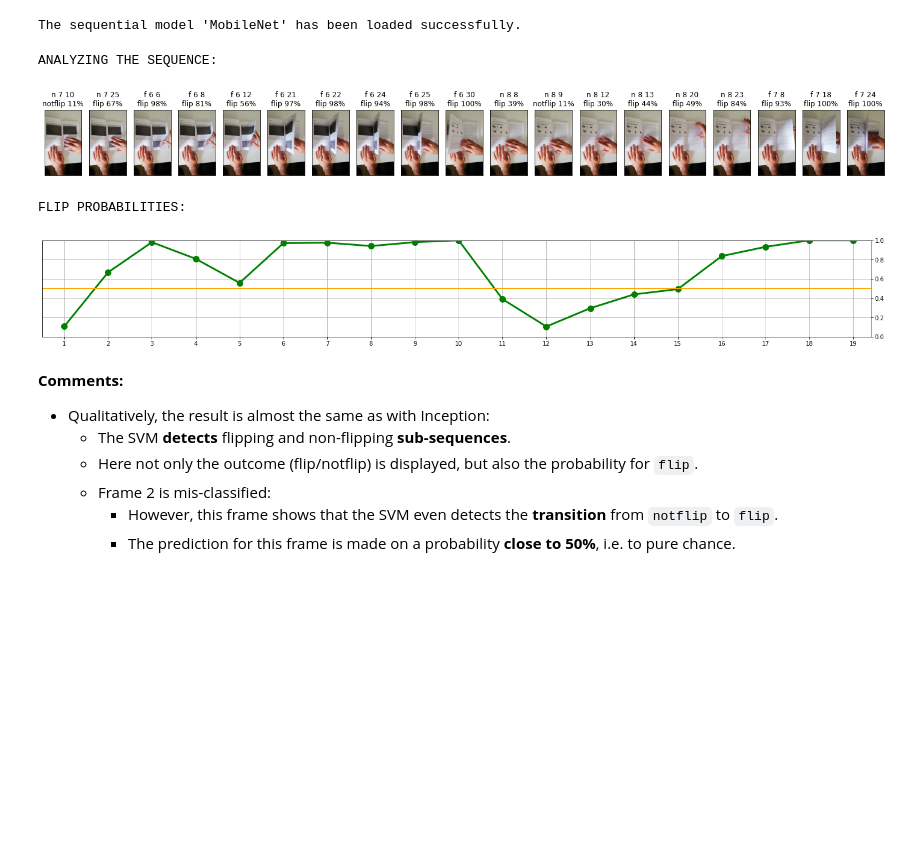
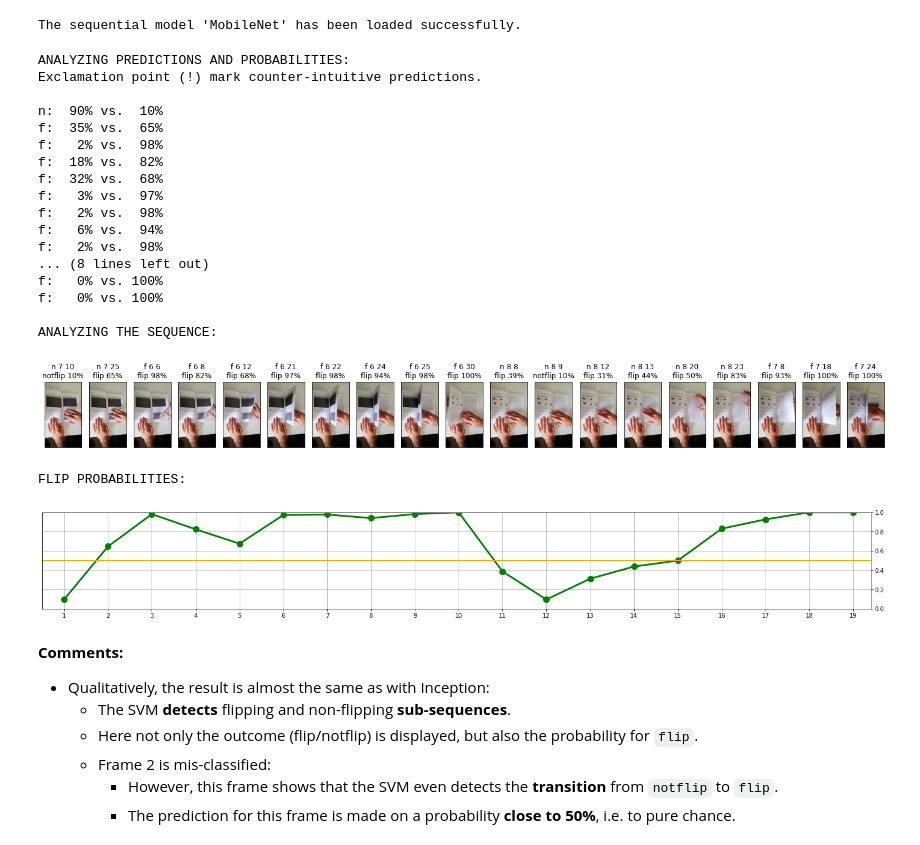
Before and after one commit to Dominik-Heeb/LZXQyTYziuPSSwTM, a Jupyter notebook: notebooks/16 dh Sequence by MobileNet.ipynb, the cells around one changed output. Drawn from its saved outputs; the diff is of its cells as text; code cells hidden in the pictures; blank space fills up the shorter version.

```diff
--- a/notebooks/16 dh Sequence by MobileNet.ipynb
+++ b/notebooks/16 dh Sequence by MobileNet.ipynb
@@ -206,13 +206,14 @@ def TrainedSVM(X_train, y_train):
 
     When       Who What
     2023 08 04 dh  Created
+    2023 08 21 dh  Setting rand_seed
     '''
 
     # define according to notebook "Binary classifiers"
     objPipeline = Pipeline([
         ('scaler', StandardScaler()),
-        ('pca', PCA(n_components=50)),
-        ('svm', SVC(probability=True, C=5, gamma=0.01))
+        ('pca', PCA(n_components=50,random_state=cfltRandomSeed)),
+        ('svm', SVC(probability=True, C=5, gamma=0.01,random_state=cfltRandomSeed))
     ])
 
     # train SVM
@@ -244,7 +245,7 @@ THE BEST MODEL HAS BEEN RE-BUILT.
 __Remark:__
 * Setting `probability=True` roughly doubles the computational time.
 # %%
-def SingleRecordPrediction(objModel, X_single):
+def SingleRecordPrediction(objModel, X_single, blnVerbose=False):
     '''
     Returns a single prediction.
 
@@ -255,6 +256,16 @@ def SingleRecordPrediction(objModel, X_single):
     y_pred = objModel.predict(X_single)
     y_prob = objModel.predict_proba(X_single)
 
+    # report on prediction and probabilities
+    if blnVerbose:
+        intProbability0 = round(100*y_prob[0][0])
+        intProbability1 = round(100*y_prob[0][1])
+        strPrediction = "f" if y_pred[0]==1 else "n"
+        blnBad1 = intProbability0 >50 and strPrediction == "f"
+        blnBad2 = intProbability0 <50 and strPrediction == "n"
+        strStrange = "!" if blnBad1 or blnBad2 else ""
+        p(f"{strPrediction}: {intProbability0:3d}% vs. {intProbability1:3d}% {strStrange}")
+
     # finalize
     return y_pred[0], y_prob[0][1]
 # %% [markdown]
@@ -269,8 +280,15 @@ The sequential model 'MobileNet' has been loaded successfully.
 # %%
 import matplotlib.pyplot as plt
 
+# init
 lintPredictions = []
 lfltFlipProbabilities = []
+blnPredictionVerbose=True
+if blnPredictionVerbose:
+    p("Analyzing predictions and probabilities:".upper())
+    p("Exclamation point (!) mark counter-intuitive predictions.")
+    p()
+
 for imgFrame in limgFrames[:]:
 
     # init
@@ -284,9 +302,12 @@ for imgFrame in limgFrames[:]:
     X_single = objSequentialModel.predict(a4intPixels)
 
     # predict, with probability
-    intPrediction,fltFlipProbability = SingleRecordPrediction(objSVM, X_single)
+    intPrediction,fltFlipProbability = SingleRecordPrediction(objSVM, X_single,blnVerbose=blnPredictionVerbose)
     lintPredictions.append(intPrediction)
     lfltFlipProbabilities.append(fltFlipProbability)
+
+if blnPredictionVerbose:
+    p()
 
 # draw frames, not with prediction and probability in title
 lstrCaptionsWithPrediction = [
@@ -294,34 +315,50 @@ lstrCaptionsWithPrediction = [
     for strCode, intPrediction, fltFlipProbability in zip(lstrImageCodes, lintPredictions, lfltFlipProbabilities)
 ]
 
 p("Analyzing the sequence:".upper())
 u.PhotoGallery(limgFrames,lstrCaptionsWithPrediction,intColumns=len(limgFrames),fltWidth=25,fltHeight=3)
 
 # init plot
 p("Flip probabilities:".upper())
 fltWidth=25.1
 fltHeight=3
 plt.figure(figsize=(fltWidth, fltHeight))
 
 # scatterplot
 intValueCount = len(lfltFlipProbabilities)
 rngXValues = range(1,intValueCount+1)
 plt.plot(rngXValues, lfltFlipProbabilities, 'o', color='green',markersize=10)
 plt.plot(rngXValues, lfltFlipProbabilities, color='green', linewidth=3)
 
 # finalize
 plt.axhline(y=0.5, color='orange', linewidth=2)
 plt.xlim(0.5,intValueCount+0.4)
 plt.ylim(0, 1)
 plt.tick_params(axis='y', which='both', right=True, left=False, labelleft=False, labelright=True)
 plt.xticks(range(1, intValueCount+1))
 plt.grid(True)
 plt.show()
 # %% [output]
+ANALYZING PREDICTIONS AND PROBABILITIES:
+Exclamation point (!) mark counter-intuitive predictions.
+
+n:  90% vs.  10%
+f:  35% vs.  65%
+f:   2% vs.  98%
+f:  18% vs.  82%
+f:  32% vs.  68%
+f:   3% vs.  97%
+f:   2% vs.  98%
+f:   6% vs.  94%
+f:   2% vs.  98%
+... (8 lines left out)
+f:   0% vs. 100%
+f:   0% vs. 100%
+
 ANALYZING THE SEQUENCE:
 [figure]
 FLIP PROBABILITIES:
-[figure, old version]
+[figure, new version]
 # %% [markdown]
 __Comments:__
 * Qualitatively, the result is almost the same as with Inception:
```
Also changed, not shown: parts of 2 cells of this notebook, 3 other files.
